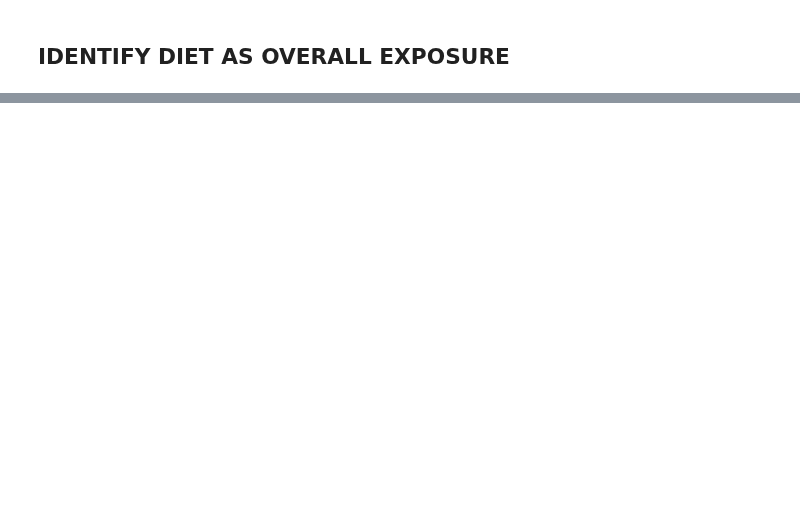
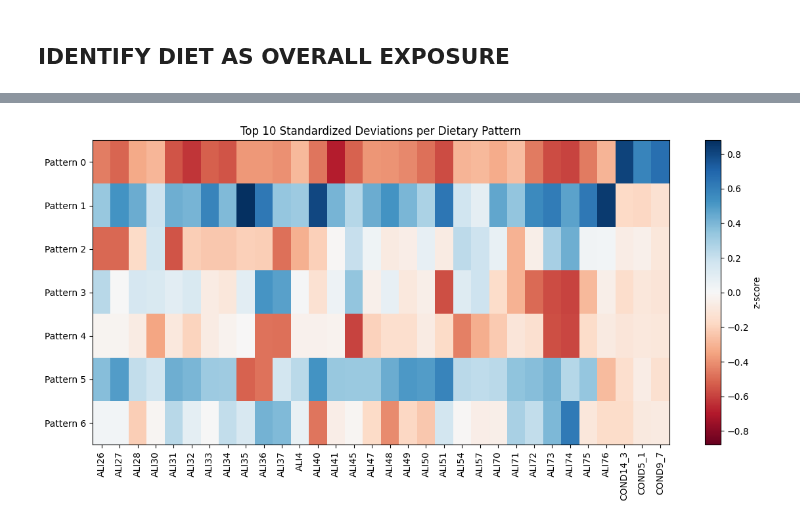
Before and after one commit to Paolaloi/EpidemLab, a Jupyter notebook: PL.ipynb, the cells around one changed output, grey strips where cells are left out. Drawn from its saved outputs; the diff is of its cells as text; code cells hidden in the pictures; blank space fills up the shorter version.

```diff
--- a/PL.ipynb
+++ b/PL.ipynb
@@ -734,0 +738,2 @@ non_diet_data.drop(columns=['FAM9', 'FARM4'])
+# %%
+diet_data= data[diet_vars].copy()
@@ -875,0 +1160,30 @@ All variables were chosen for their ability to reflect substantial differences i
+# %%
+# 1) recompute profile e z-scores come prima
+cont_profile = diet_data.groupby('pattern')[continuous_vars].mean()
+cat_profile  = diet_data.groupby('pattern')[categorical_vars].mean()
+profile      = pd.concat([cont_profile, cat_profile], axis=1)
+
+global_mean = profile.mean(axis=0)
+global_std  = diet_data[continuous_vars + categorical_vars].std(axis=0)
+z_scores    = (profile - global_mean) / global_std
+
+# 2) estrai Top-10 per |z|
+top10_z = {
+    k: z_scores.loc[k].abs().nlargest(10).index.tolist()
+    for k in z_scores.index
+}
+vars_to_plot = sorted({v for vs in top10_z.values() for v in vs})
+heat = z_scores[vars_to_plot].loc[top10_z.keys()]
+
+# 3) plot con cmap "RdBu"
+vmax = np.abs(heat.values).max()
+plt.figure(figsize=(12, 6))
+plt.imshow(heat, aspect='auto', cmap='RdBu', vmin=-vmax, vmax=+vmax)
+plt.colorbar(label='z-score')
+plt.yticks(np.arange(len(heat.index)), [f"Pattern {i}" for i in heat.index])
+plt.xticks(np.arange(len(vars_to_plot)), vars_to_plot, rotation=90)
+plt.title("Top 10 Standardized Deviations per Dietary Pattern")
+plt.tight_layout()
+plt.show()
+# %% [output]
+[figure, added]
```
Also changed, not shown: parts of 25 cells of this notebook.
